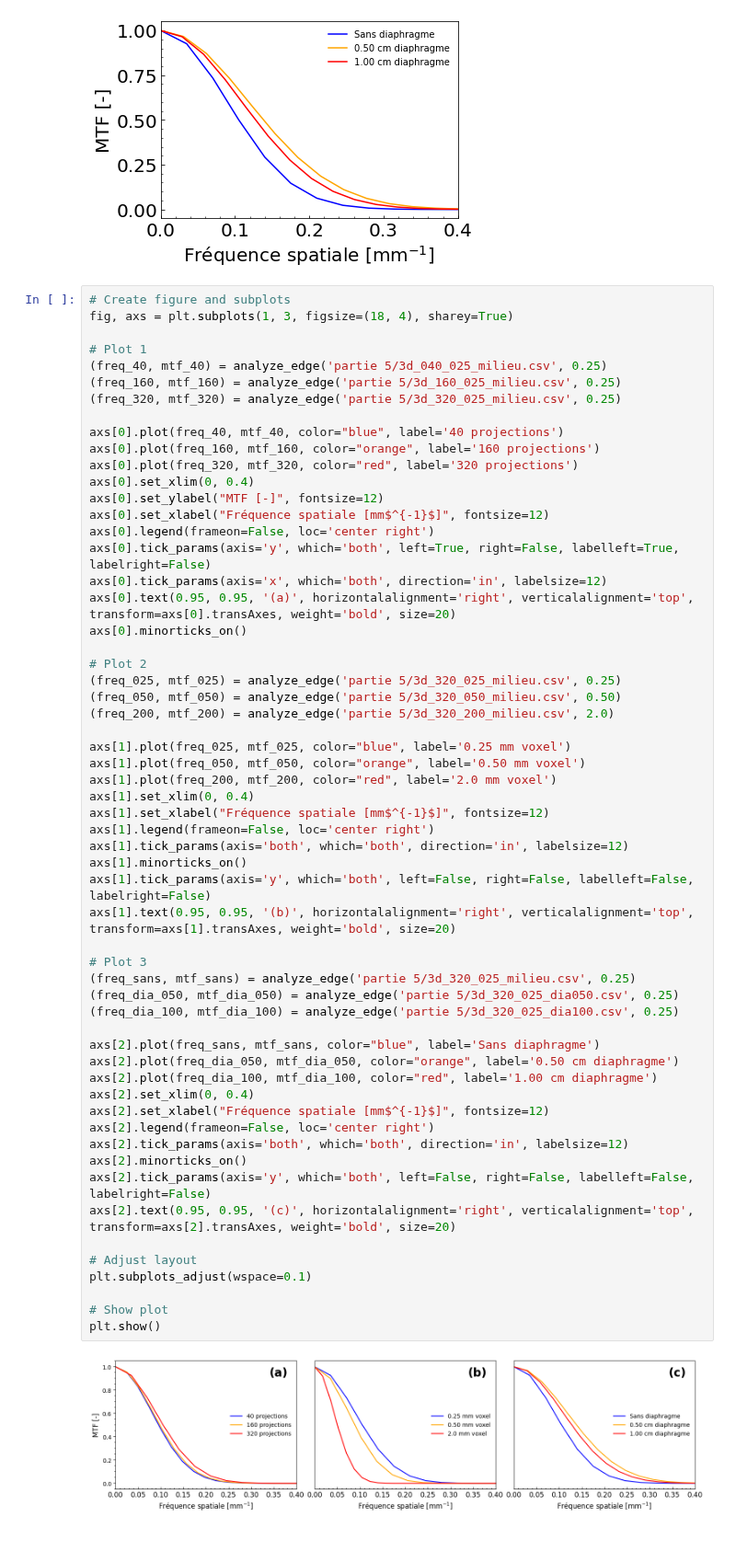
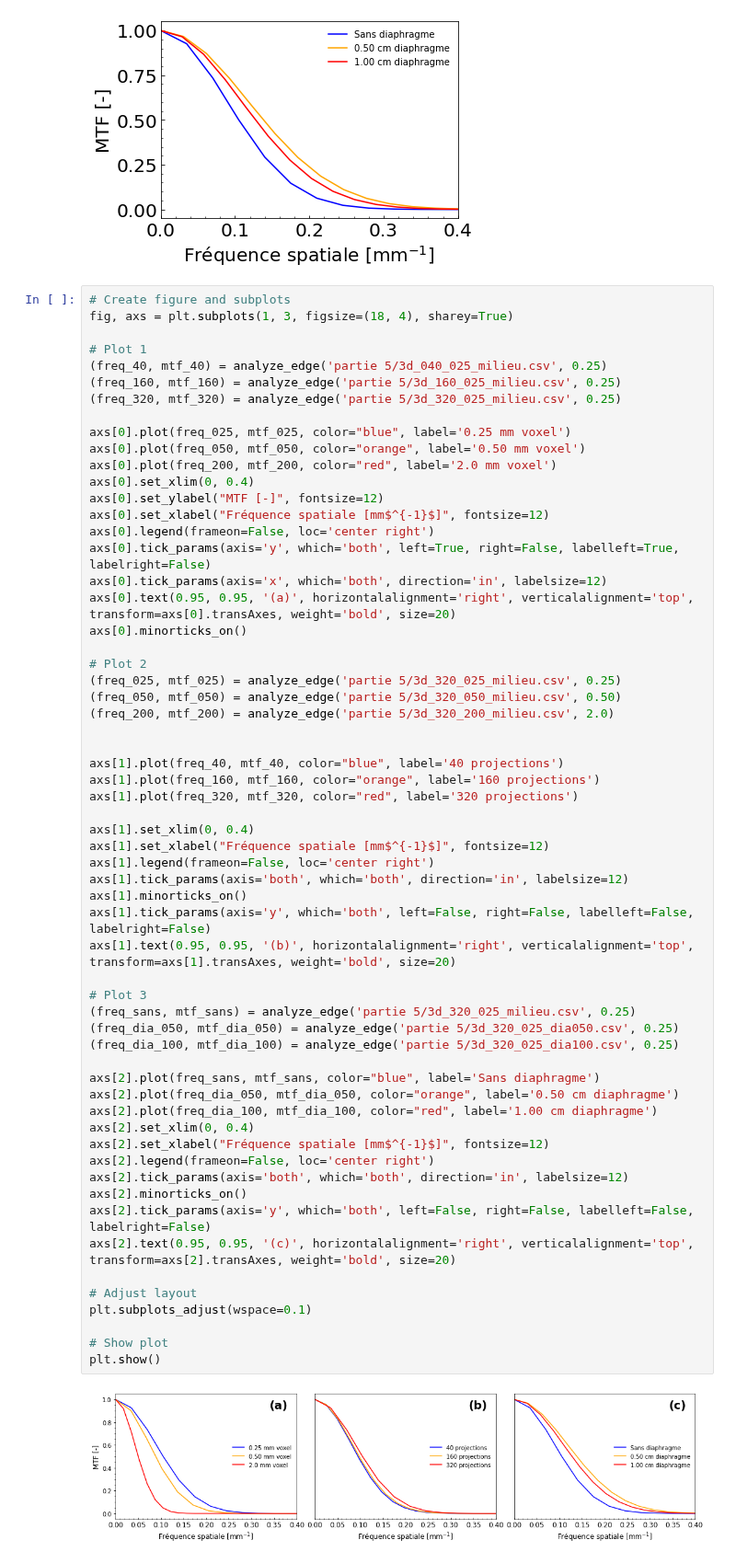
Before and after one commit to felixantoine1/labV_projet, a Jupyter notebook: analyse_partie5.ipynb, the cells around one changed output. Shown at 92% size. Drawn from its saved outputs; the diff is of its cells as text.

```diff
--- a/analyse_partie5.ipynb
+++ b/analyse_partie5.ipynb
@@ -301,9 +301,9 @@ fig, axs = plt.subplots(1, 3, figsize=(18, 4), sharey=True)
 (freq_160, mtf_160) = analyze_edge('partie 5/3d_160_025_milieu.csv', 0.25)
 (freq_320, mtf_320) = analyze_edge('partie 5/3d_320_025_milieu.csv', 0.25)
 
-axs[0].plot(freq_40, mtf_40, color="blue", label='40 projections')
-axs[0].plot(freq_160, mtf_160, color="orange", label='160 projections')
-axs[0].plot(freq_320, mtf_320, color="red", label='320 projections')
+axs[0].plot(freq_025, mtf_025, color="blue", label='0.25 mm voxel')
+axs[0].plot(freq_050, mtf_050, color="orange", label='0.50 mm voxel')
+axs[0].plot(freq_200, mtf_200, color="red", label='2.0 mm voxel')
 axs[0].set_xlim(0, 0.4)
 axs[0].set_ylabel("MTF [-]", fontsize=12)
 axs[0].set_xlabel("Fréquence spatiale [mm$^{-1}$]", fontsize=12)
@@ -318,37 +318,39 @@ axs[0].minorticks_on()
 (freq_050, mtf_050) = analyze_edge('partie 5/3d_320_050_milieu.csv', 0.50)
 (freq_200, mtf_200) = analyze_edge('partie 5/3d_320_200_milieu.csv', 2.0)
 
-axs[1].plot(freq_025, mtf_025, color="blue", label='0.25 mm voxel')
-axs[1].plot(freq_050, mtf_050, color="orange", label='0.50 mm voxel')
-axs[1].plot(freq_200, mtf_200, color="red", label='2.0 mm voxel')
+
+axs[1].plot(freq_40, mtf_40, color="blue", label='40 projections')
+axs[1].plot(freq_160, mtf_160, color="orange", label='160 projections')
+axs[1].plot(freq_320, mtf_320, color="red", label='320 projections')
+
 axs[1].set_xlim(0, 0.4)
 axs[1].set_xlabel("Fréquence spatiale [mm$^{-1}$]", fontsize=12)
 axs[1].legend(frameon=False, loc='center right')
 axs[1].tick_params(axis='both', which='both', direction='in', labelsize=12)
 axs[1].minorticks_on()
 axs[1].tick_params(axis='y', which='both', left=False, right=False, labelleft=False, labelright=False)
 axs[1].text(0.95, 0.95, '(b)', horizontalalignment='right', verticalalignment='top', transform=axs[1].transAxes, weight='bold', size=20)
 
 # Plot 3
 (freq_sans, mtf_sans) = analyze_edge('partie 5/3d_320_025_milieu.csv', 0.25)
 (freq_dia_050, mtf_dia_050) = analyze_edge('partie 5/3d_320_025_dia050.csv', 0.25)
 (freq_dia_100, mtf_dia_100) = analyze_edge('partie 5/3d_320_025_dia100.csv', 0.25)
 
 axs[2].plot(freq_sans, mtf_sans, color="blue", label='Sans diaphragme')
 axs[2].plot(freq_dia_050, mtf_dia_050, color="orange", label='0.50 cm diaphragme')
 axs[2].plot(freq_dia_100, mtf_dia_100, color="red", label='1.00 cm diaphragme')
 axs[2].set_xlim(0, 0.4)
 axs[2].set_xlabel("Fréquence spatiale [mm$^{-1}$]", fontsize=12)
 axs[2].legend(frameon=False, loc='center right')
 axs[2].tick_params(axis='both', which='both', direction='in', labelsize=12)
 axs[2].minorticks_on()
 axs[2].tick_params(axis='y', which='both', left=False, right=False, labelleft=False, labelright=False)
 axs[2].text(0.95, 0.95, '(c)', horizontalalignment='right', verticalalignment='top', transform=axs[2].transAxes, weight='bold', size=20)
 
 # Adjust layout
 plt.subplots_adjust(wspace=0.1)
 
 # Show plot
 plt.show()
 # %% [output]
-[figure, old version]
+[figure, new version]
```
Also changed, not shown: 4 other files.
